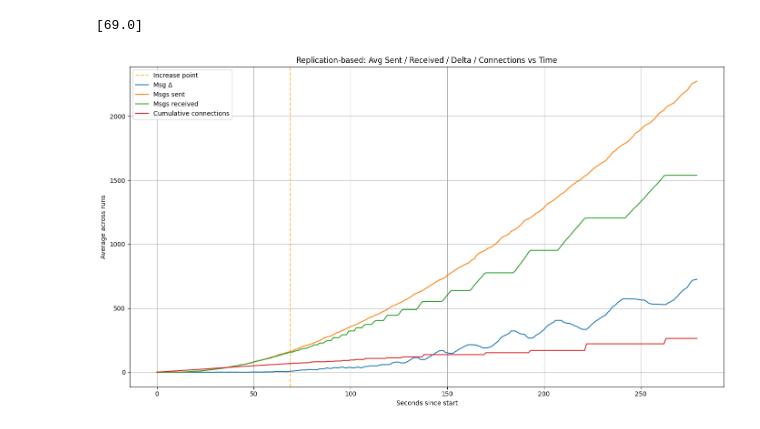
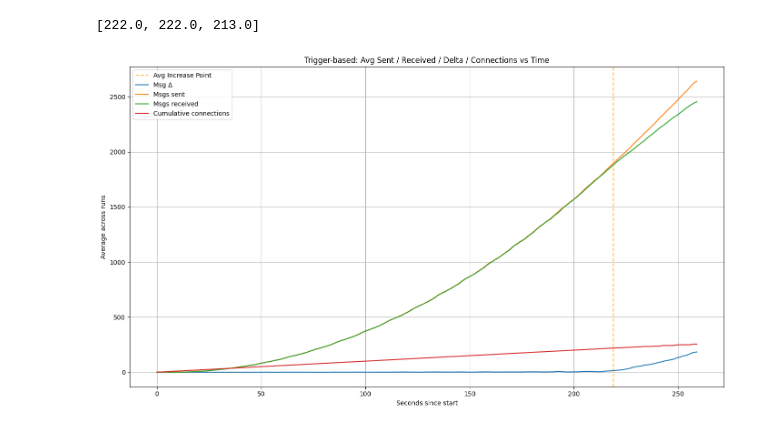
Before and after one commit to max-pfi/bachelor-thesis, a Jupyter notebook: testing/analysis/stress-test.ipynb, the cells around one changed output. Cells and saved outputs as stored; diff of their text form; code cells hidden in the pictures.

```diff
--- a/testing/analysis/stress-test.ipynb
+++ b/testing/analysis/stress-test.ipynb
@@ -3,10 +3,12 @@ import pandas as pd
 import matplotlib.pyplot as plt
 import json
 # %%
+run_start = 1
+run_number = 3
 raw_runs = []
-method = 'Replication'
-for i in range(1, 2):
-    with open(f"data/stress_timestamp_1.json", "r") as f:
+method = 'Trigger'
+for i in range(run_start, run_start + run_number):
+    with open(f"data/stress_{i}.json", "r") as f:
         raw_runs.append([json.loads(line) for line in f])
 # %%
 def prepare_dataframe(data):
@@ -44,10 +46,10 @@ def prepare_dataframe(data):
 # %%
 def get_increase_point(df):
     delta = df['msg_delta'].sort_index()
-    window = 5  # gain window length
-    dwell = 3  # streak length
+    window = 5
+    dwell = 3
     gain = delta - delta.shift(dwell)
-    increased = gain.ge(5)
+    increased = gain.ge(9)
     streak = increased.rolling(dwell, min_periods=dwell).sum().ge(dwell)
 
     if not streak.any():
@@ -68,37 +70,35 @@ for run_data in raw_runs:
     runs.append(s)
     increase_point = get_increase_point(s)
     # if increase points is not none ge the conncections count for that point
     if increase_point is not None:
         increase_points.append(s['connections'].loc[increase_point])
 
 
 print(increase_points)
 
-for t in increase_points:
-    plt.axvline(x=t, color='orange', linestyle='--', alpha=0.7, label='Increase point')
+if increase_points:
+    avg_increase_point = sum(increase_points) / len(increase_points)
+    plt.axvline(x=avg_increase_point, color='orange', linestyle='--', alpha=0.7, label='Avg Increase Point')
 
 comb = pd.concat(runs, axis=1, keys=range(1, len(runs)+1))
 
 avg_delta = comb.xs('msg_delta', axis=1, level=1).mean(axis=1)
 avg_sent  = comb.xs('sent', axis=1, level=1).mean(axis=1)
 avg_recv  = comb.xs('received', axis=1, level=1).mean(axis=1)
 avg_conn  = comb.xs('connections', axis=1, level=1).mean(axis=1)
 
 plt.plot(avg_delta.index, avg_delta.values, label=f'Msg Δ')
 plt.plot(avg_sent.index,  avg_sent.values,  label=f'Msgs sent')
 plt.plot(avg_recv.index,  avg_recv.values,  label=f'Msgs received')
 plt.plot(avg_conn.index,  avg_conn.values,  label=f'Cumulative connections')
 
 plt.xlabel("Seconds since start")
 plt.ylabel("Average across runs")
 plt.title(f'{method}-based: Avg Sent / Received / Delta / Connections vs Time')
 plt.grid(True)
-#plt.ylim(0, 40)
-#plt.yticks(range(0, 500, 20))
-#plt.xticks(range(1, 250, 5), rotation=90)
 plt.tight_layout()
 plt.legend()
 plt.show()
 # %% [output]
-[69.0]
+[222.0, 222.0, 213.0]
-[figure, old version]
+[figure, new version]
```
Also changed, not shown: 2 other files.
